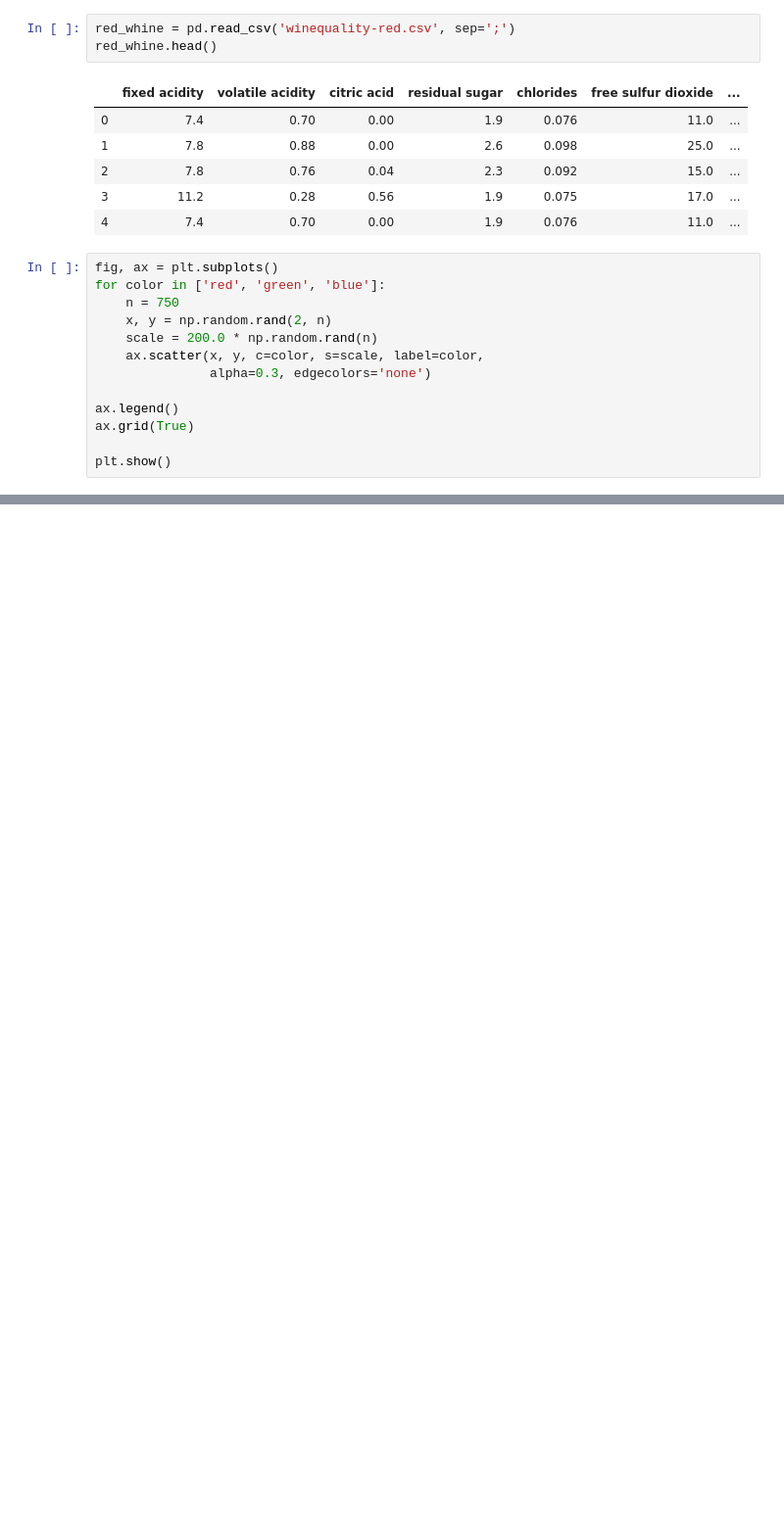
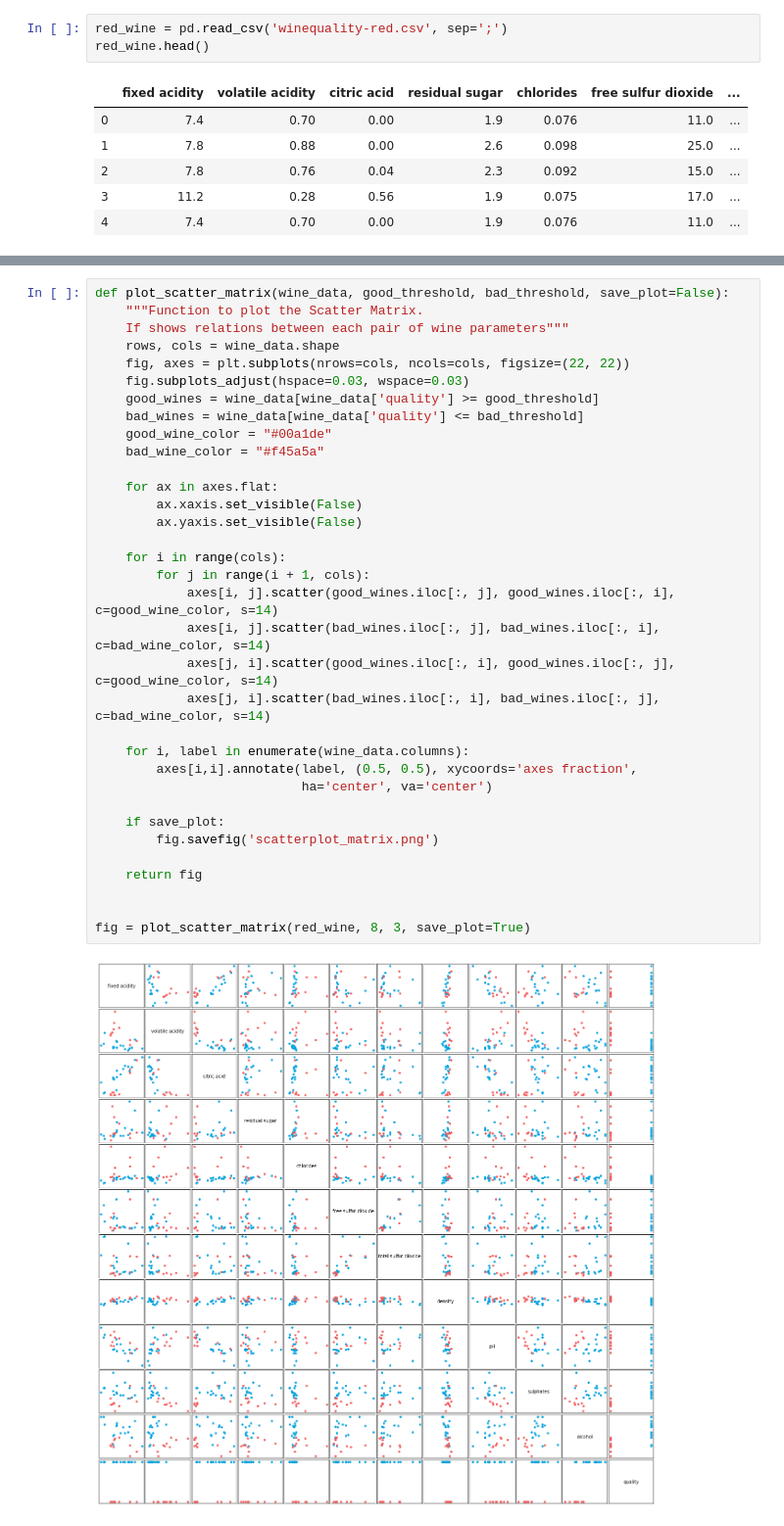
Before and after one commit to o4eredko/ft_sommelier, a Jupyter notebook: notebooks/main.ipynb, the cells around one changed output, grey strips where cells are left out. Shown at 98% size. Saved outputs shown, nothing was run; the diff lists cells and outputs as text; blank space fills up the shorter version.

Commit message:
ScatterPlotMatrix Done

```diff
--- a/notebooks/main.ipynb
+++ b/notebooks/main.ipynb
@@ -6,8 +8,8 @@ import numpy as np
 import matplotlib.pyplot as plt
 %matplotlib inline
 # %%
-red_whine = pd.read_csv('winequality-red.csv', sep=';')
-red_whine.head()
+red_wine = pd.read_csv('winequality-red.csv', sep=';')
+red_wine.head()
 # %% [output]
 |  | fixed acidity | volatile acidity | citric acid | residual sugar | chlorides | free sulfur dioxide | ... |
 | 0 | 7.4 | 0.70 | 0.00 | 1.9 | 0.076 | 11.0 | ... |
@@ -15,16 +17,3 @@ red_whine.head()
 | 2 | 7.8 | 0.76 | 0.04 | 2.3 | 0.092 | 15.0 | ... |
 | 3 | 11.2 | 0.28 | 0.56 | 1.9 | 0.075 | 17.0 | ... |
 | 4 | 7.4 | 0.70 | 0.00 | 1.9 | 0.076 | 11.0 | ... |
-# %%
-fig, ax = plt.subplots()
-for color in ['red', 'green', 'blue']:
-    n = 750
-    x, y = np.random.rand(2, n)
-    scale = 200.0 * np.random.rand(n)
-    ax.scatter(x, y, c=color, s=scale, label=color,
-               alpha=0.3, edgecolors='none')
-
-ax.legend()
-ax.grid(True)
-
-plt.show()
@@ -81,0 +20,36 @@ KeyError: 0
+# %%
+def plot_scatter_matrix(wine_data, good_threshold, bad_threshold, save_plot=False):
+    """Function to plot the Scatter Matrix.
+    If shows relations between each pair of wine parameters"""
+    rows, cols = wine_data.shape
+    fig, axes = plt.subplots(nrows=cols, ncols=cols, figsize=(22, 22))
+    fig.subplots_adjust(hspace=0.03, wspace=0.03)
+    good_wines = wine_data[wine_data['quality'] >= good_threshold]
+    bad_wines = wine_data[wine_data['quality'] <= bad_threshold]
+    good_wine_color = "#00a1de"
+    bad_wine_color = "#f45a5a"
+
+    for ax in axes.flat:
+        ax.xaxis.set_visible(False)
+        ax.yaxis.set_visible(False)
+
+    for i in range(cols):
+        for j in range(i + 1, cols):
+            axes[i, j].scatter(good_wines.iloc[:, j], good_wines.iloc[:, i], c=good_wine_color, s=14)
+            axes[i, j].scatter(bad_wines.iloc[:, j], bad_wines.iloc[:, i], c=bad_wine_color, s=14)
+            axes[j, i].scatter(good_wines.iloc[:, i], good_wines.iloc[:, j], c=good_wine_color, s=14)
+            axes[j, i].scatter(bad_wines.iloc[:, i], bad_wines.iloc[:, j], c=bad_wine_color, s=14)
+
+    for i, label in enumerate(wine_data.columns):
+        axes[i,i].annotate(label, (0.5, 0.5), xycoords='axes fraction',
+                           ha='center', va='center')
+
+    if save_plot:
+        fig.savefig('scatterplot_matrix.png')
+
+    return fig
+
+
+fig = plot_scatter_matrix(red_wine, 8, 3, save_plot=True)
+# %% [output]
+[figure, added]
```
Also changed, not shown: parts of 6 cells of this notebook, 2 other files.
